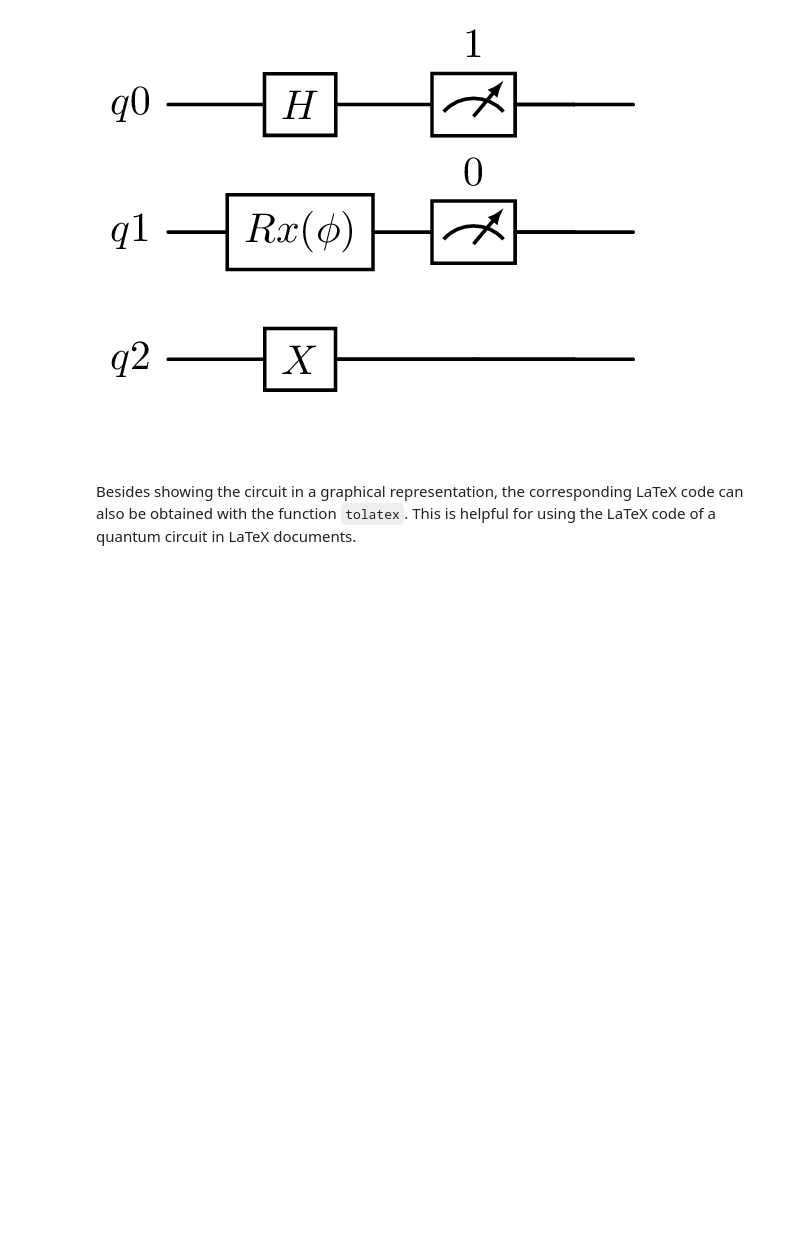
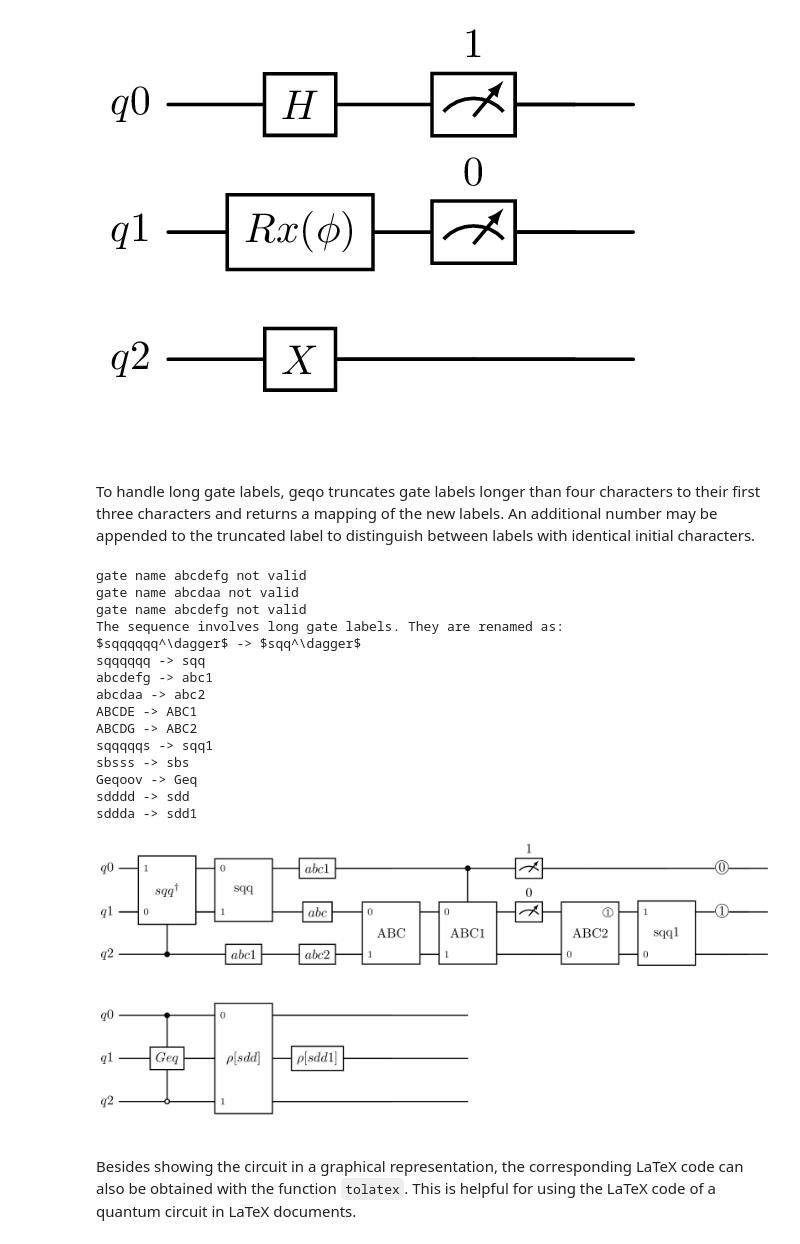
Before and after one commit to jordan0809/geqo, a Jupyter notebook: doc/notebooks/Introduction8.ipynb, the cells around one changed output. Cells and saved outputs as stored; diff of their text form; code cells hidden in the pictures; blank space fills up the shorter version.

````diff
--- a/doc/notebooks/Introduction8.ipynb
+++ b/doc/notebooks/Introduction8.ipynb
@@ -28,6 +28,61 @@ seq = Sequence(
 plot_latex(seq, backend=sim, greek_symbol=True)
 # %% [output]
 [figure]
+# %% [markdown]
+To handle long gate labels, geqo truncates gate labels longer than four characters to their first three characters and returns a mapping of the new labels. An additional number may be appended to the truncated label to distinguish between labels with identical initial characters.
+# %%
+from geqo.visualization import plot_latex
+from geqo.core import Sequence, BasicGate
+from geqo.simulators import ensembleSimulatorSymPy
+from geqo.operations import Measure, QuantumControl, ClassicalControl
+from geqo.initialization import SetQubits, SetBits, SetDensityMatrix
+
+sim = ensembleSimulatorSymPy(3, 2)
+
+sq = Sequence([0, 1], [], [(PauliX(), [0], [])], "sqqqqqq")
+
+seq = Sequence(
+    ["q0", "q1", "q2"],
+    ["c0", "c1"],
+    [
+        (QuantumControl([1], sq.getInverse()), ["q2", "q1", "q0"], []),
+        (sq, ["q0", "q1"], []),
+        (BasicGate("abcdefg", 1), ["q2"], []),
+        (BasicGate("abcdaa", 1), ["q2"], []),
+        (BasicGate("abcdefg", 1), ["q0"], []),
+        (BasicGate("abc", 1), ["q1"], []),
+        (BasicGate("ABC", 2), ["q1", "q2"], []),
+        (QuantumControl([1], BasicGate("ABCDE", 2)), ["q0", "q1", "q2"], []),
+        (Measure(2), ["q0", "q1"], ["c1", "c0"]),
+        (ClassicalControl([1], BasicGate("ABCDG", 1)), ["q2"], ["c1"]),
+        (SetQubits("sqqqqqs", 2), ["q2", "q1"], []),
+        (SetBits("sbsss", 2), [], [0, 1]),
+        (QuantumControl([1, 0], BasicGate("Geqoov", 1)), [0, 2, 1], []),
+        (SetDensityMatrix("sdddd", 2), [0, 2], []),
+        (SetDensityMatrix("sddda", 1), [1], []),
+    ],
+)
+
+sim.setValue("sbsss", [0, 1])
+
+plot_latex(seq, backend=sim, greek_symbol=True)
+# %% [output]
+gate name abcdefg not valid
+gate name abcdaa not valid
+gate name abcdefg not valid
+The sequence involves long gate labels. They are renamed as:
+$sqqqqqq^\dagger$ -> $sqq^\dagger$
+sqqqqqq -> sqq
+abcdefg -> abc1
+abcdaa -> abc2
+ABCDE -> ABC1
+ABCDG -> ABC2
+sqqqqqs -> sqq1
+sbsss -> sbs
+Geqoov -> Geq
+sdddd -> sdd
+sddda -> sdd1
+[figure, added]
 # %% [markdown]
 Besides showing the circuit in a graphical representation, the corresponding LaTeX code can also be obtained with the function ```tolatex```. This is helpful for using the LaTeX code of a quantum circuit in LaTeX documents.
 # %%
````
Also changed, not shown: parts of 5 cells of this notebook, 6 other files.
